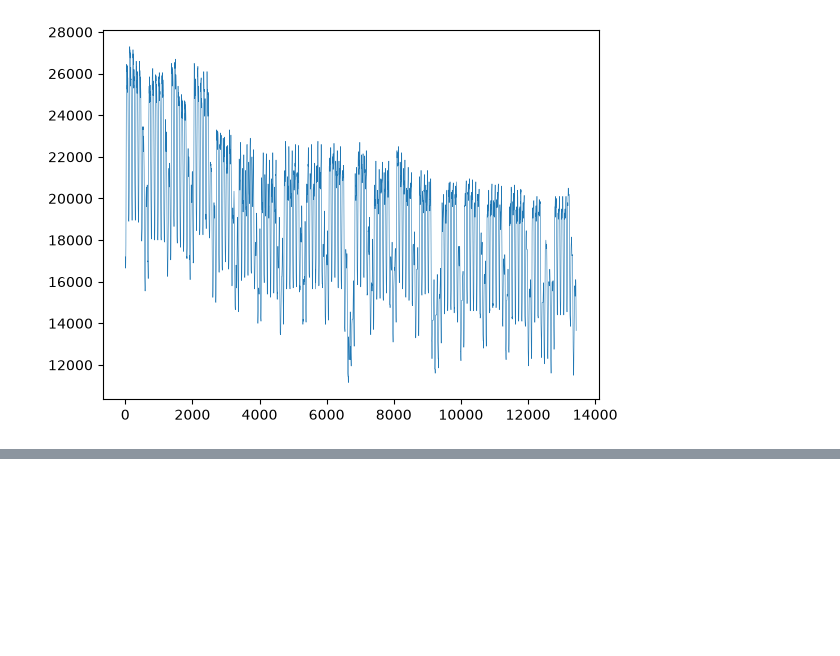
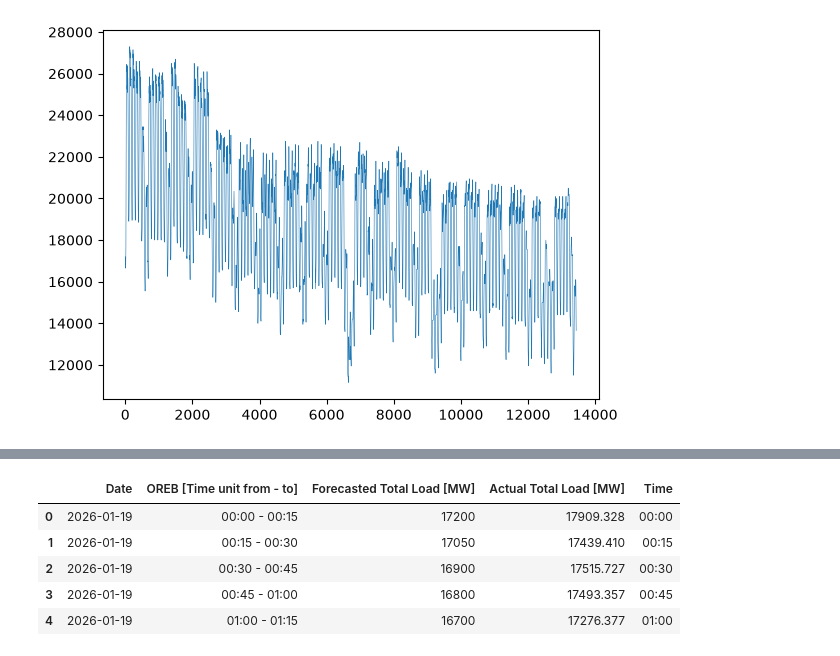
Before and after one commit to bkluj/EnergyMarketBoard, a Jupyter notebook: notebooks/exploration.ipynb, the cells around one changed output, grey strips where cells are left out. Drawn from its saved outputs; the diff is of its cells as text; code cells hidden in the pictures; blank space fills up the shorter version.

Commit message:
Cleaning data

```diff
--- a/notebooks/exploration.ipynb
+++ b/notebooks/exploration.ipynb
@@ -53,0 +77,10 @@ plot = plt.plot(all_data['Forecasted Total Load [MW]'], linewidth=0.4)
+# %%
+all_data["Time"] = all_data["OREB [Time unit from - to]"].str.split(" - ").str[0]   # taking the first part of the time and adding it to the columns
+all_data.head()
+# %% [output]
+|  | Date | OREB [Time unit from - to] | Forecasted Total Load [MW] | Actual Total Load [MW] | Time |
+| 0 | 2026-01-19 | 00:00 - 00:15 | 17200 | 17909.328 | 00:00 |
+| 1 | 2026-01-19 | 00:15 - 00:30 | 17050 | 17439.410 | 00:15 |
+| 2 | 2026-01-19 | 00:30 - 00:45 | 16900 | 17515.727 | 00:30 |
+| 3 | 2026-01-19 | 00:45 - 01:00 | 16800 | 17493.357 | 00:45 |
+| 4 | 2026-01-19 | 01:00 - 01:15 | 16700 | 17276.377 | 01:00 |
```
Also changed, not shown: parts of 4 cells of this notebook.
